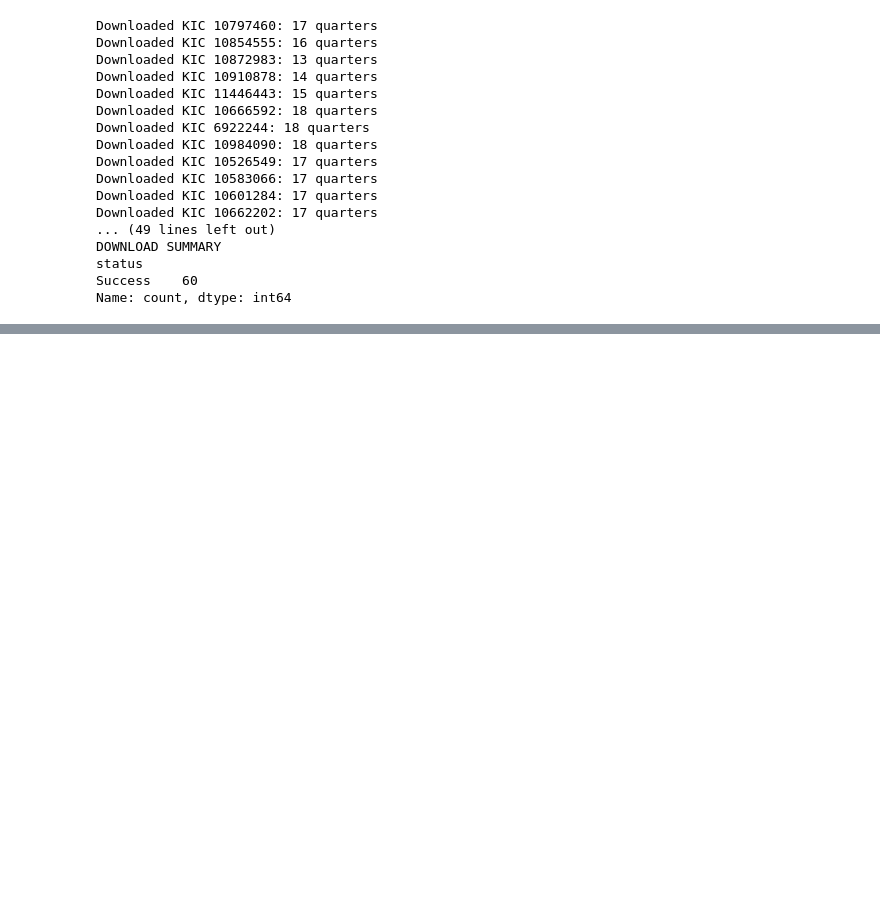
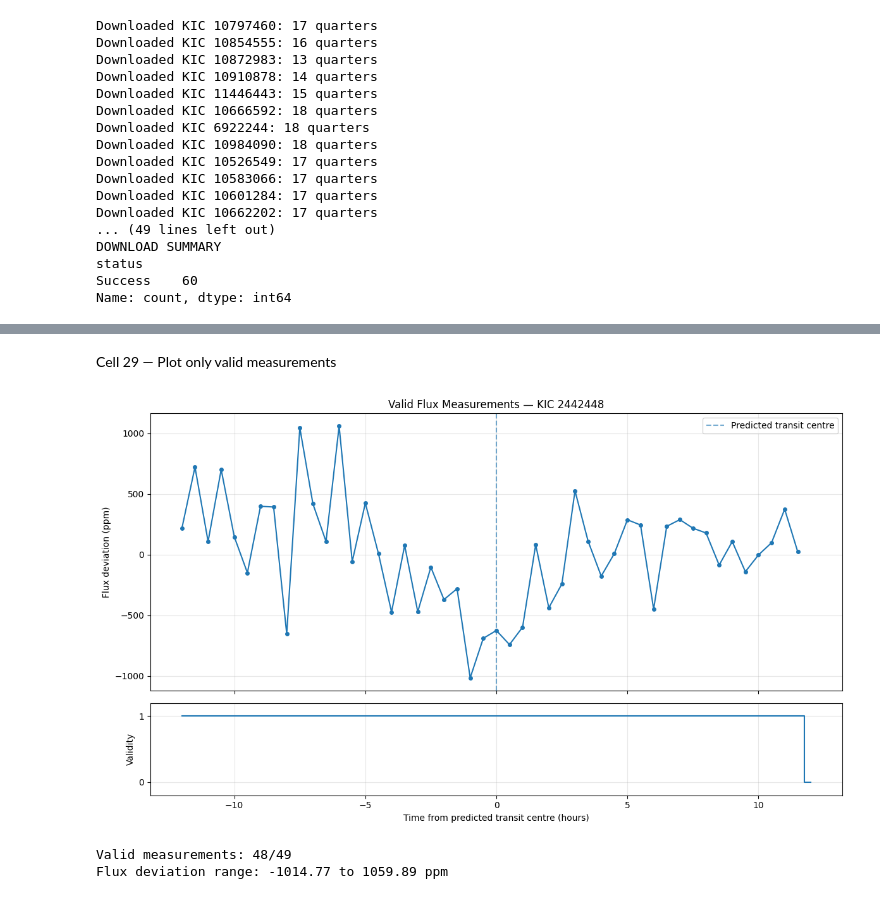
Before and after one commit to sanoop070/nasa-exoplanet-finder, a Jupyter notebook: exoplanet_cnn.ipynb, the cells around one changed output, grey strips where cells are left out. Drawn from its saved outputs; the diff is of its cells as text; code cells hidden in the pictures; blank space fills up the shorter version.

```diff
--- a/exoplanet_cnn.ipynb
+++ b/exoplanet_cnn.ipynb
@@ -1367,0 +2206,50 @@ Name: count, dtype: int64
+# %% [markdown]
+Cell 29 — Plot only valid measurements
+# %%
+import numpy as np
+import matplotlib.pyplot as plt
+
+relative_hours = (grid_times - event_center) * 24
+
+# Keep invalid placeholder values out of the flux plot
+valid = np.asarray(validity_mask).astype(bool)
+flux_for_plot = np.where(valid, sequence_flux, np.nan)
+
+# Express deviations from normalized flux = 1 as ppm
+flux_ppm = (flux_for_plot - 1.0) * 1_000_000
+
+fig, axes = plt.subplots(
+    2, 1,
+    figsize=(12, 7),
+    sharex=True,
+    gridspec_kw={"height_ratios": [3, 1]}
+)
+
+axes[0].plot(
+    relative_hours,
+    flux_ppm,
+    marker="o",
+    markersize=4
+)
+axes[0].axvline(0, linestyle="--", alpha=0.6, label="Predicted transit centre")
+axes[0].set_ylabel("Flux deviation (ppm)")
+axes[0].set_title("Valid Flux Measurements — KIC 2442448")
+axes[0].grid(alpha=0.3)
+axes[0].legend()
+
+axes[1].step(relative_hours, valid.astype(int), where="mid")
+axes[1].set_ylabel("Validity")
+axes[1].set_xlabel("Time from predicted transit centre (hours)")
+axes[1].set_yticks([0, 1])
+axes[1].set_ylim(-0.2, 1.2)
+axes[1].grid(alpha=0.3)
+
+plt.tight_layout()
+plt.show()
+
+print(f"Valid measurements: {valid.sum()}/{len(valid)}")
+print(f"Flux deviation range: {np.nanmin(flux_ppm):.2f} to {np.nanmax(flux_ppm):.2f} ppm")
+# %% [output]
+[figure, added]
+Valid measurements: 48/49
+Flux deviation range: -1014.77 to 1059.89 ppm
```
Also changed, not shown: parts of 55 cells of this notebook.
